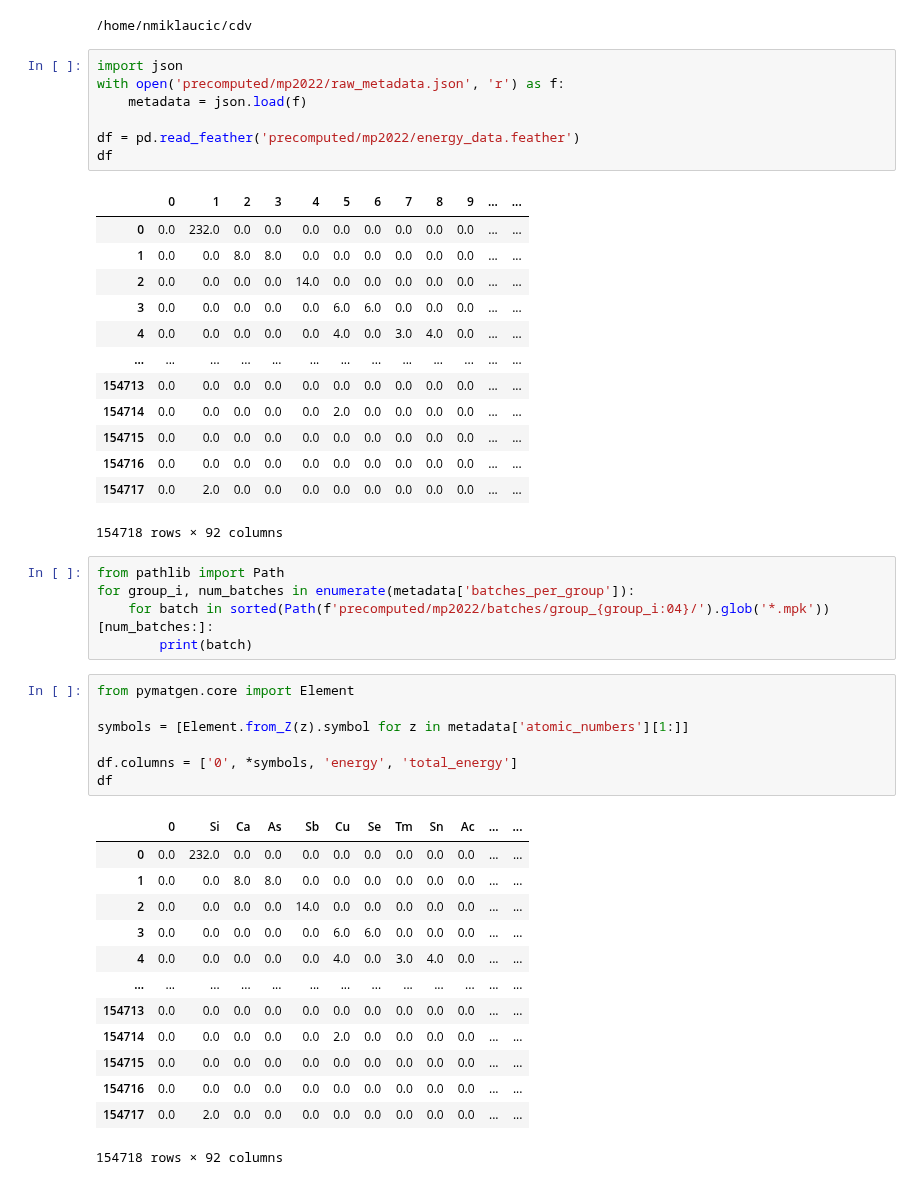
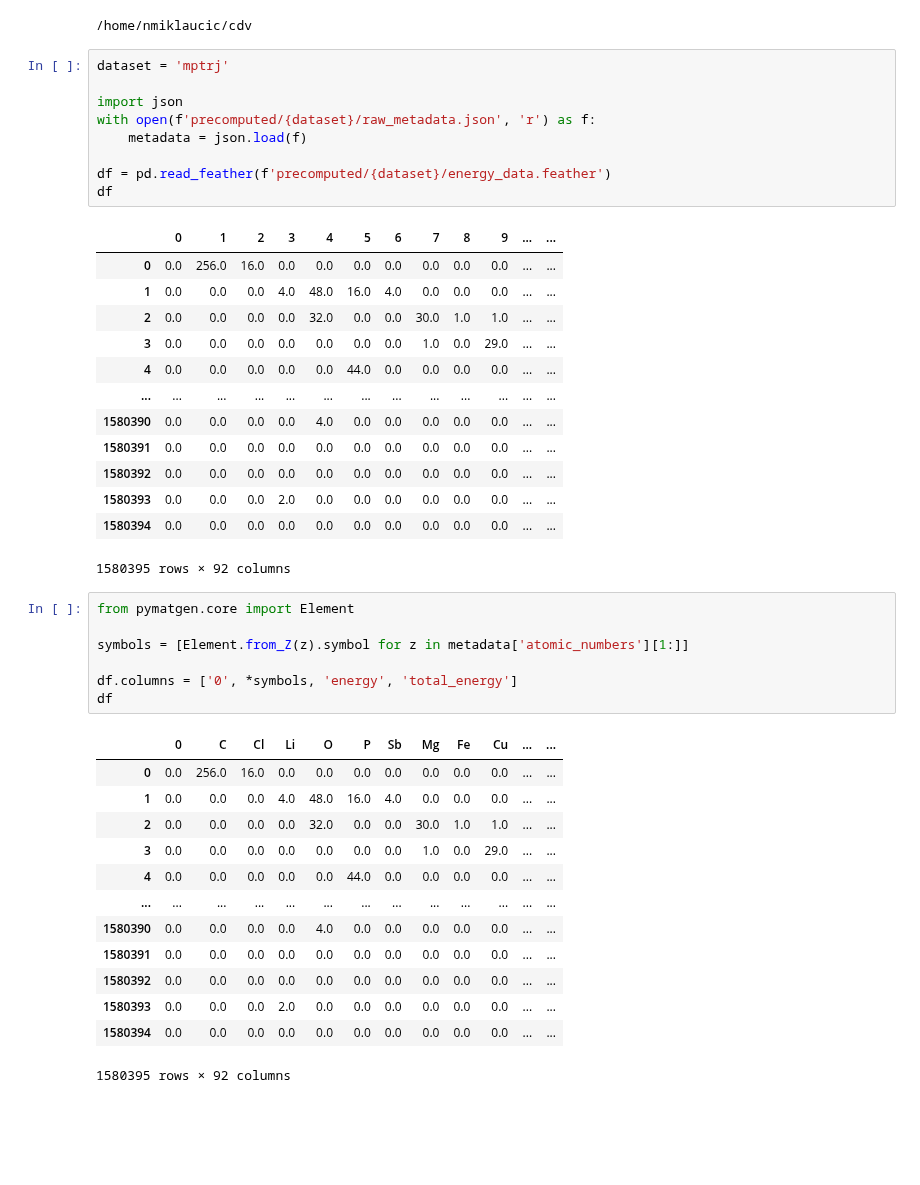
Before and after one commit to nicholas-miklaucic/facet, a Jupyter notebook: notebooks/energy_regression.ipynb, the cells around one changed output. Cells and saved outputs as stored; diff of their text form; blank space fills up the shorter version.

```diff
--- a/notebooks/energy_regression.ipynb
+++ b/notebooks/energy_regression.ipynb
@@ -15,31 +15,28 @@ theme, cs = rp.mpl_setup(is_dark)
 # %% [output]
 /home/nmiklaucic/cdv
 # %%
+dataset = 'mptrj'
+
 import json
-with open('precomputed/mp2022/raw_metadata.json', 'r') as f:
+with open(f'precomputed/{dataset}/raw_metadata.json', 'r') as f:
     metadata = json.load(f)
 
-df = pd.read_feather('precomputed/mp2022/energy_data.feather')
+df = pd.read_feather(f'precomputed/{dataset}/energy_data.feather')
 df
 # %% [output]
 |  | 0 | 1 | 2 | 3 | 4 | 5 | 6 | 7 | 8 | 9 | ... | ... |
-| 0 | 0.0 | 232.0 | 0.0 | 0.0 | 0.0 | 0.0 | 0.0 | 0.0 | 0.0 | 0.0 | ... | ... |
-| 1 | 0.0 | 0.0 | 8.0 | 8.0 | 0.0 | 0.0 | 0.0 | 0.0 | 0.0 | 0.0 | ... | ... |
-| 2 | 0.0 | 0.0 | 0.0 | 0.0 | 14.0 | 0.0 | 0.0 | 0.0 | 0.0 | 0.0 | ... | ... |
-| 3 | 0.0 | 0.0 | 0.0 | 0.0 | 0.0 | 6.0 | 6.0 | 0.0 | 0.0 | 0.0 | ... | ... |
-| 4 | 0.0 | 0.0 | 0.0 | 0.0 | 0.0 | 4.0 | 0.0 | 3.0 | 4.0 | 0.0 | ... | ... |
+| 0 | 0.0 | 256.0 | 16.0 | 0.0 | 0.0 | 0.0 | 0.0 | 0.0 | 0.0 | 0.0 | ... | ... |
+| 1 | 0.0 | 0.0 | 0.0 | 4.0 | 48.0 | 16.0 | 4.0 | 0.0 | 0.0 | 0.0 | ... | ... |
+| 2 | 0.0 | 0.0 | 0.0 | 0.0 | 32.0 | 0.0 | 0.0 | 30.0 | 1.0 | 1.0 | ... | ... |
+| 3 | 0.0 | 0.0 | 0.0 | 0.0 | 0.0 | 0.0 | 0.0 | 1.0 | 0.0 | 29.0 | ... | ... |
+| 4 | 0.0 | 0.0 | 0.0 | 0.0 | 0.0 | 44.0 | 0.0 | 0.0 | 0.0 | 0.0 | ... | ... |
 | ... | ... | ... | ... | ... | ... | ... | ... | ... | ... | ... | ... | ... |
-| 154713 | 0.0 | 0.0 | 0.0 | 0.0 | 0.0 | 0.0 | 0.0 | 0.0 | 0.0 | 0.0 | ... | ... |
-| 154714 | 0.0 | 0.0 | 0.0 | 0.0 | 0.0 | 2.0 | 0.0 | 0.0 | 0.0 | 0.0 | ... | ... |
-| 154715 | 0.0 | 0.0 | 0.0 | 0.0 | 0.0 | 0.0 | 0.0 | 0.0 | 0.0 | 0.0 | ... | ... |
-| 154716 | 0.0 | 0.0 | 0.0 | 0.0 | 0.0 | 0.0 | 0.0 | 0.0 | 0.0 | 0.0 | ... | ... |
-| 154717 | 0.0 | 2.0 | 0.0 | 0.0 | 0.0 | 0.0 | 0.0 | 0.0 | 0.0 | 0.0 | ... | ... |
+| 1580390 | 0.0 | 0.0 | 0.0 | 0.0 | 4.0 | 0.0 | 0.0 | 0.0 | 0.0 | 0.0 | ... | ... |
+| 1580391 | 0.0 | 0.0 | 0.0 | 0.0 | 0.0 | 0.0 | 0.0 | 0.0 | 0.0 | 0.0 | ... | ... |
+| 1580392 | 0.0 | 0.0 | 0.0 | 0.0 | 0.0 | 0.0 | 0.0 | 0.0 | 0.0 | 0.0 | ... | ... |
+| 1580393 | 0.0 | 0.0 | 0.0 | 2.0 | 0.0 | 0.0 | 0.0 | 0.0 | 0.0 | 0.0 | ... | ... |
+| 1580394 | 0.0 | 0.0 | 0.0 | 0.0 | 0.0 | 0.0 | 0.0 | 0.0 | 0.0 | 0.0 | ... | ... |
-154718 rows × 92 columns
+1580395 rows × 92 columns
-# %%
-from pathlib import Path
-for group_i, num_batches in enumerate(metadata['batches_per_group']):
-    for batch in sorted(Path(f'precomputed/mp2022/batches/group_{group_i:04}/').glob('*.mpk'))[num_batches:]:
-        print(batch)
 # %%
 from pymatgen.core import Element
 
@@ -48,18 +45,18 @@ symbols = [Element.from_Z(z).symbol for z in metadata['atomic_numbers'][1:]]
 df.columns = ['0', *symbols, 'energy', 'total_energy']
 df
 # %% [output]
-|  | 0 | Si | Ca | As | Sb | Cu | Se | Tm | Sn | Ac | ... | ... |
-| 0 | 0.0 | 232.0 | 0.0 | 0.0 | 0.0 | 0.0 | 0.0 | 0.0 | 0.0 | 0.0 | ... | ... |
-| 1 | 0.0 | 0.0 | 8.0 | 8.0 | 0.0 | 0.0 | 0.0 | 0.0 | 0.0 | 0.0 | ... | ... |
-| 2 | 0.0 | 0.0 | 0.0 | 0.0 | 14.0 | 0.0 | 0.0 | 0.0 | 0.0 | 0.0 | ... | ... |
-| 3 | 0.0 | 0.0 | 0.0 | 0.0 | 0.0 | 6.0 | 6.0 | 0.0 | 0.0 | 0.0 | ... | ... |
-| 4 | 0.0 | 0.0 | 0.0 | 0.0 | 0.0 | 4.0 | 0.0 | 3.0 | 4.0 | 0.0 | ... | ... |
+|  | 0 | C | Cl | Li | O | P | Sb | Mg | Fe | Cu | ... | ... |
+| 0 | 0.0 | 256.0 | 16.0 | 0.0 | 0.0 | 0.0 | 0.0 | 0.0 | 0.0 | 0.0 | ... | ... |
+| 1 | 0.0 | 0.0 | 0.0 | 4.0 | 48.0 | 16.0 | 4.0 | 0.0 | 0.0 | 0.0 | ... | ... |
+| 2 | 0.0 | 0.0 | 0.0 | 0.0 | 32.0 | 0.0 | 0.0 | 30.0 | 1.0 | 1.0 | ... | ... |
+| 3 | 0.0 | 0.0 | 0.0 | 0.0 | 0.0 | 0.0 | 0.0 | 1.0 | 0.0 | 29.0 | ... | ... |
+| 4 | 0.0 | 0.0 | 0.0 | 0.0 | 0.0 | 44.0 | 0.0 | 0.0 | 0.0 | 0.0 | ... | ... |
 | ... | ... | ... | ... | ... | ... | ... | ... | ... | ... | ... | ... | ... |
-| 154713 | 0.0 | 0.0 | 0.0 | 0.0 | 0.0 | 0.0 | 0.0 | 0.0 | 0.0 | 0.0 | ... | ... |
-| 154714 | 0.0 | 0.0 | 0.0 | 0.0 | 0.0 | 2.0 | 0.0 | 0.0 | 0.0 | 0.0 | ... | ... |
-| 154715 | 0.0 | 0.0 | 0.0 | 0.0 | 0.0 | 0.0 | 0.0 | 0.0 | 0.0 | 0.0 | ... | ... |
-| 154716 | 0.0 | 0.0 | 0.0 | 0.0 | 0.0 | 0.0 | 0.0 | 0.0 | 0.0 | 0.0 | ... | ... |
-| 154717 | 0.0 | 2.0 | 0.0 | 0.0 | 0.0 | 0.0 | 0.0 | 0.0 | 0.0 | 0.0 | ... | ... |
+| 1580390 | 0.0 | 0.0 | 0.0 | 0.0 | 4.0 | 0.0 | 0.0 | 0.0 | 0.0 | 0.0 | ... | ... |
+| 1580391 | 0.0 | 0.0 | 0.0 | 0.0 | 0.0 | 0.0 | 0.0 | 0.0 | 0.0 | 0.0 | ... | ... |
+| 1580392 | 0.0 | 0.0 | 0.0 | 0.0 | 0.0 | 0.0 | 0.0 | 0.0 | 0.0 | 0.0 | ... | ... |
+| 1580393 | 0.0 | 0.0 | 0.0 | 2.0 | 0.0 | 0.0 | 0.0 | 0.0 | 0.0 | 0.0 | ... | ... |
+| 1580394 | 0.0 | 0.0 | 0.0 | 0.0 | 0.0 | 0.0 | 0.0 | 0.0 | 0.0 | 0.0 | ... | ... |
-154718 rows × 92 columns
+1580395 rows × 92 columns
 # %%
 num_atoms = df.iloc[:, :-2].sum(axis=1)
```
Also changed, not shown: parts of 23 cells of this notebook, 18 other files.
